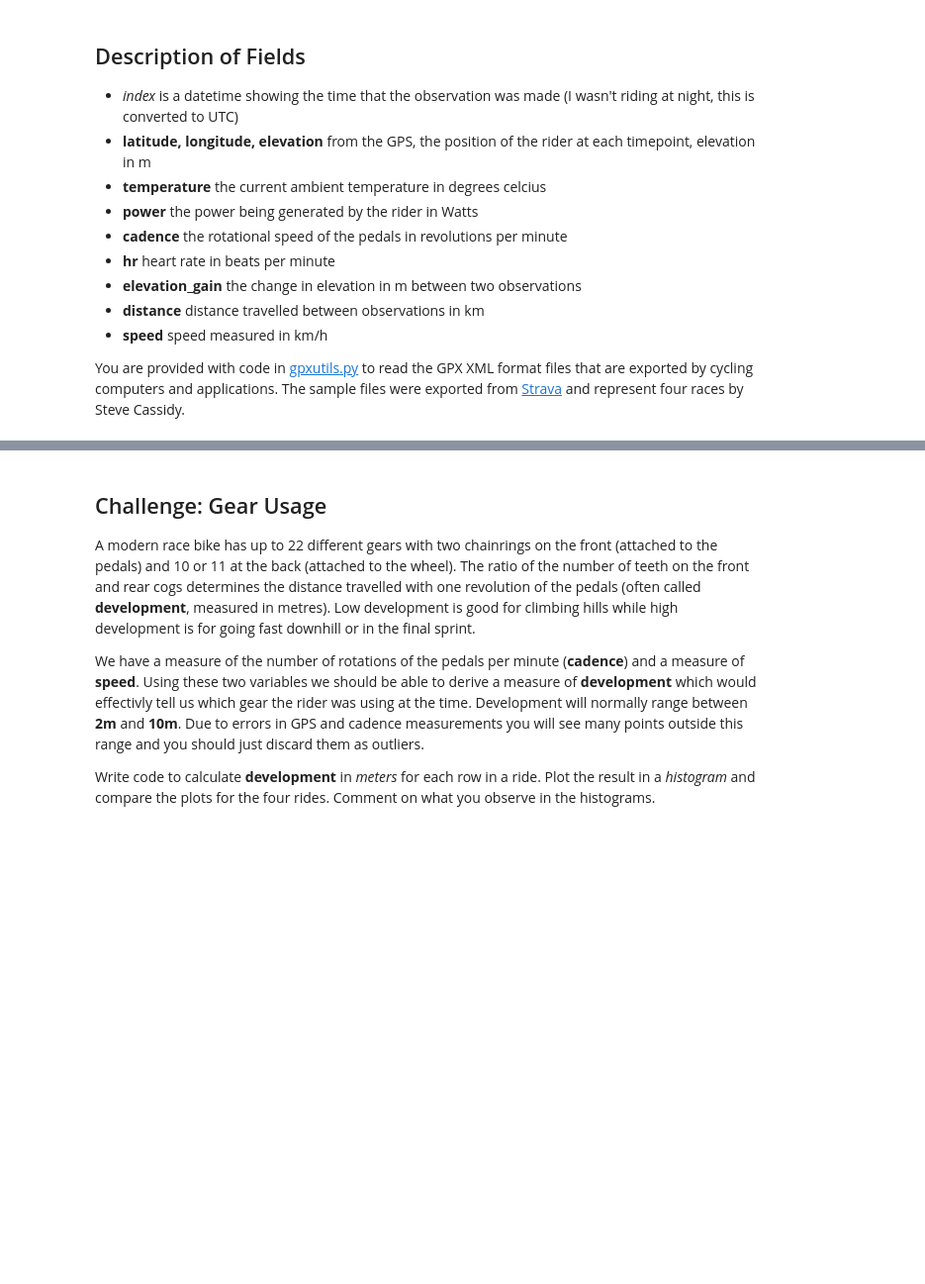
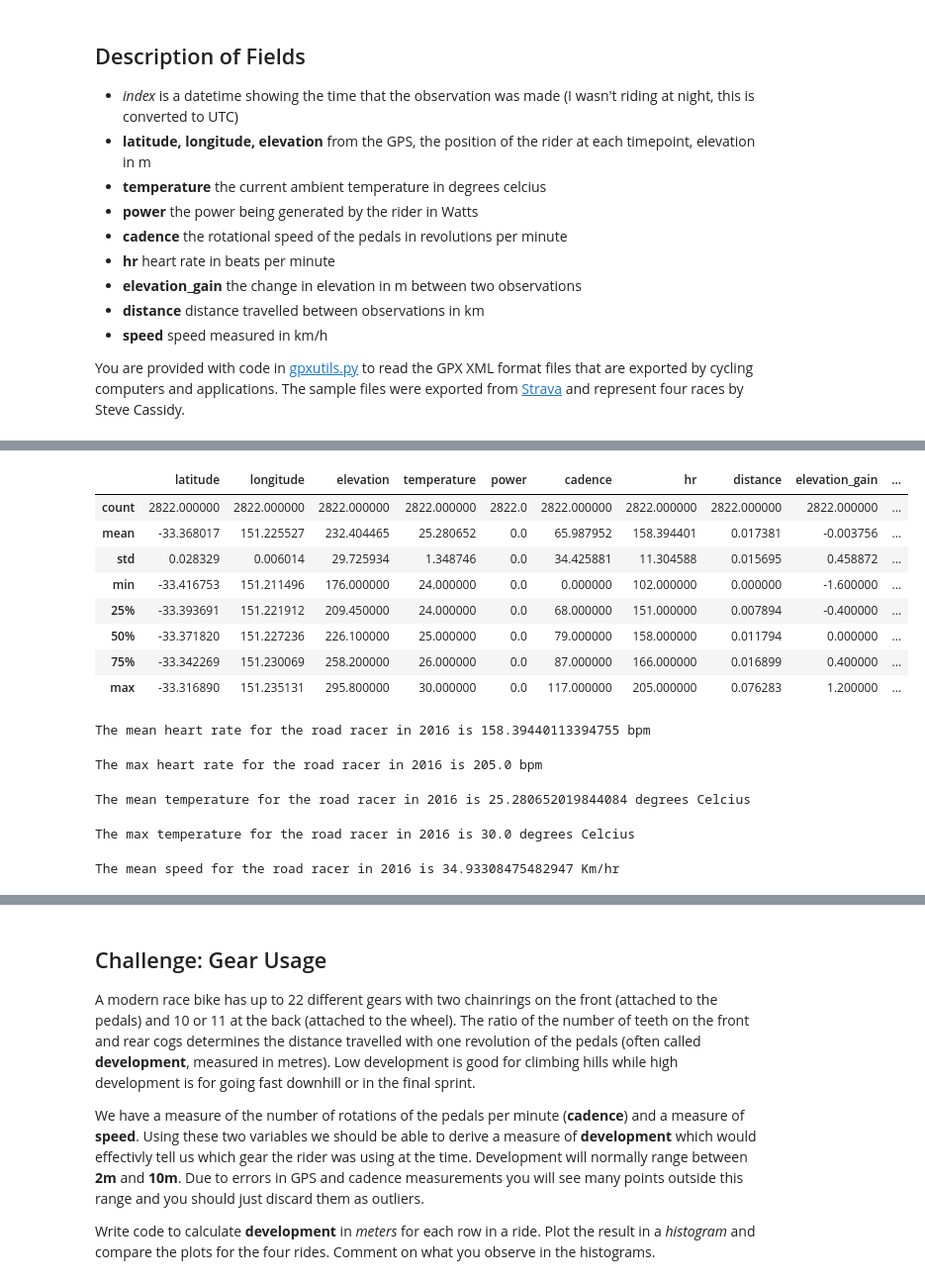
Before and after one commit to MQCOMP2200-S2-2021/Data-Science-Labs, a Jupyter notebook: Portfolio 1.ipynb, the cells around one changed output, grey strips where cells are left out. Shown: that part at 99% size. Drawn from its saved outputs; the diff is of its cells as text; code cells hidden in the pictures; blank space fills up the shorter version.

```diff
--- a/Portfolio 1.ipynb
+++ b/Portfolio 1.ipynb
@@ -46,0 +114,32 @@ rr_2016.head()
+# %%
+rr_16.describe()
+# %% [output]
+|  | latitude | longitude | elevation | temperature | power | cadence | hr | distance | elevation_gain | ... |
+| count | 2822.000000 | 2822.000000 | 2822.000000 | 2822.000000 | 2822.0 | 2822.000000 | 2822.000000 | 2822.000000 | 2822.000000 | ... |
+| mean | -33.368017 | 151.225527 | 232.404465 | 25.280652 | 0.0 | 65.987952 | 158.394401 | 0.017381 | -0.003756 | ... |
+| std | 0.028329 | 0.006014 | 29.725934 | 1.348746 | 0.0 | 34.425881 | 11.304588 | 0.015695 | 0.458872 | ... |
+| min | -33.416753 | 151.211496 | 176.000000 | 24.000000 | 0.0 | 0.000000 | 102.000000 | 0.000000 | -1.600000 | ... |
+| 25% | -33.393691 | 151.221912 | 209.450000 | 24.000000 | 0.0 | 68.000000 | 151.000000 | 0.007894 | -0.400000 | ... |
+| 50% | -33.371820 | 151.227236 | 226.100000 | 25.000000 | 0.0 | 79.000000 | 158.000000 | 0.011794 | 0.000000 | ... |
+| 75% | -33.342269 | 151.230069 | 258.200000 | 26.000000 | 0.0 | 87.000000 | 166.000000 | 0.016899 | 0.400000 | ... |
+| max | -33.316890 | 151.235131 | 295.800000 | 30.000000 | 0.0 | 117.000000 | 205.000000 | 0.076283 | 1.200000 | ... |
+# %%
+print(f"The mean heart rate for the road racer in 2016 is {rr_16['hr'].mean()} bpm")
+# %% [output]
+The mean heart rate for the road racer in 2016 is 158.39440113394755 bpm
+# %%
+print(f"The max heart rate for the road racer in 2016 is {rr_16['hr'].max()} bpm")
+# %% [output]
+The max heart rate for the road racer in 2016 is 205.0 bpm
+# %%
+print(f"The mean temperature for the road racer in 2016 is {rr_16['temperature'].mean()} degrees Celcius")
+# %% [output]
+The mean temperature for the road racer in 2016 is 25.280652019844084 degrees Celcius
+# %%
+print(f"The max temperature for the road racer in 2016 is {rr_16['temperature'].max()} degrees Celcius")
+# %% [output]
+The max temperature for the road racer in 2016 is 30.0 degrees Celcius
+# %%
+print(f"The mean speed for the road racer in 2016 is {rr_16['speed'].mean()} Km/hr")
+# %% [output]
+The mean speed for the road racer in 2016 is 34.93308475482947 Km/hr
```
Also changed, not shown: parts of 38 cells of this notebook.
